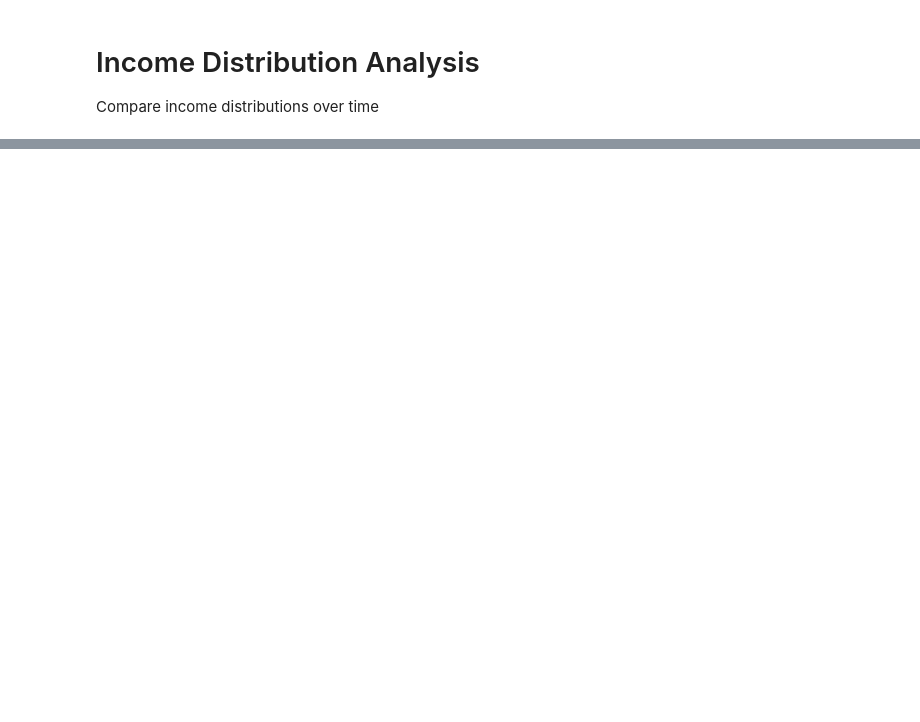
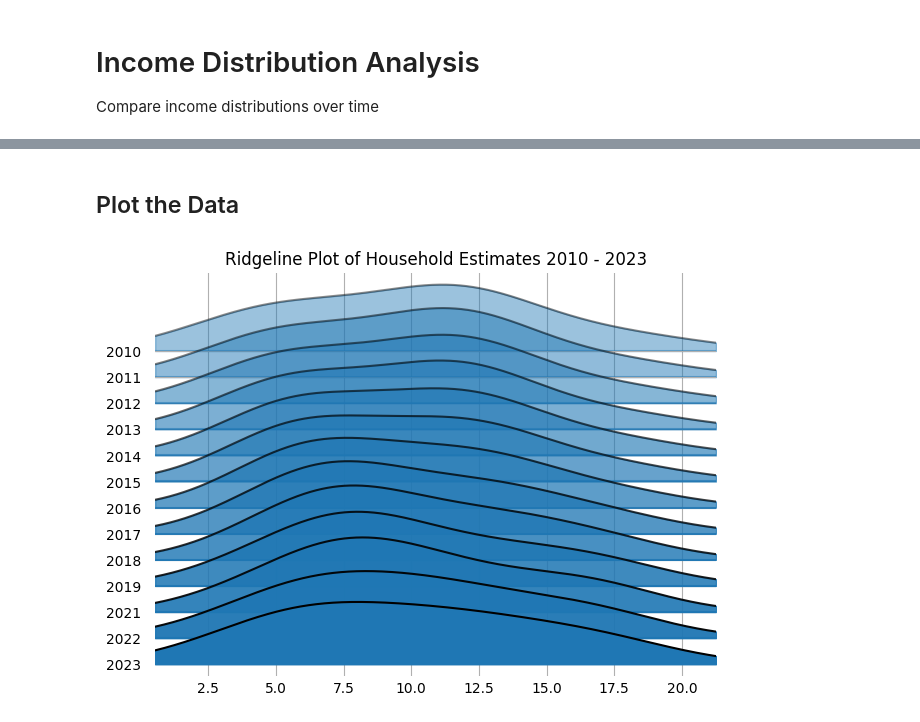
Before and after one commit to curohn/wage_distribution, a Jupyter notebook: main.ipynb, the cells around one changed output, grey strips where cells are left out. Drawn from its saved outputs; the diff is of its cells as text; code cells hidden in the pictures; blank space fills up the shorter version.

```diff
--- a/main.ipynb
+++ b/main.ipynb
@@ -92,0 +91,34 @@ https://www.census.gov/data/developers/data-sets/acs-1year.html
+# %% [markdown]
+## Plot the Data
+# %%
+cleaned_data['households_estimate'] = pd.to_numeric(cleaned_data['households_estimate'], errors='coerce')
+
+labels = [
+    "Less than $10,000",
+    "$10,000 to $14,999",
+    "$15,000 to $24,999",
+    "$25,000 to $34,999",
+    "$35,000 to $49,999",
+    "$50,000 to $74,999",
+    "$75,000 to $99,999",
+    "$100,000 to $149,999",
+    "$150,000 to $199,999",
+    "$200,000 or more"
+]
+
+
+fig, ax = joypy.joyplot(
+    cleaned_data,
+    by = 'Year',
+    column = 'households_estimate',
+    title= 'Ridgeline Plot of Household Estimates 2010 - 2023',
+    grid = True,
+    #hist = True
+    #bins = 10,
+    #color = colors
+    fade = True,
+)
+
+plt.show()
+# %% [output]
+[figure, added]
```
Also changed, not shown: parts of 10 cells of this notebook.
